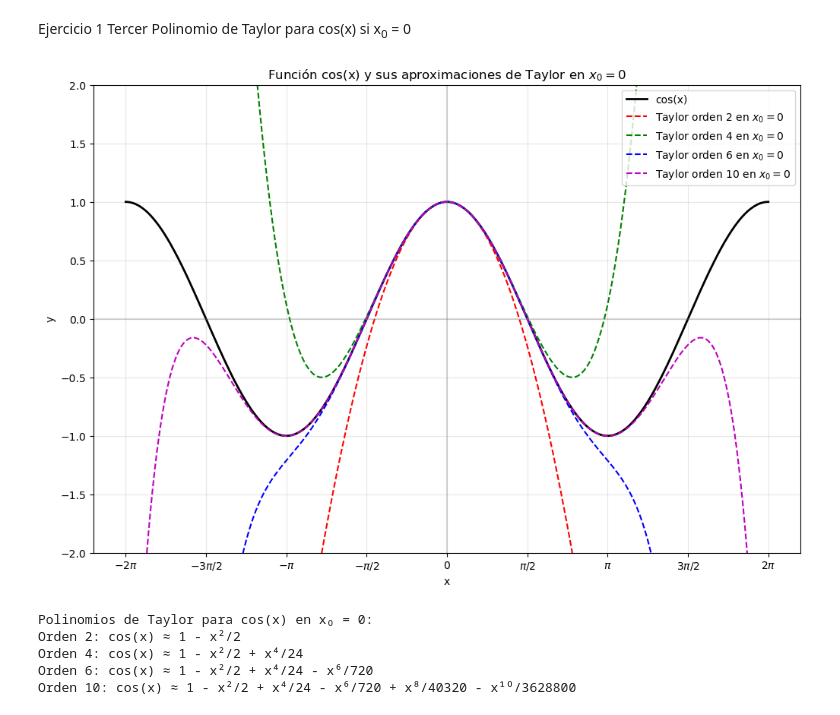
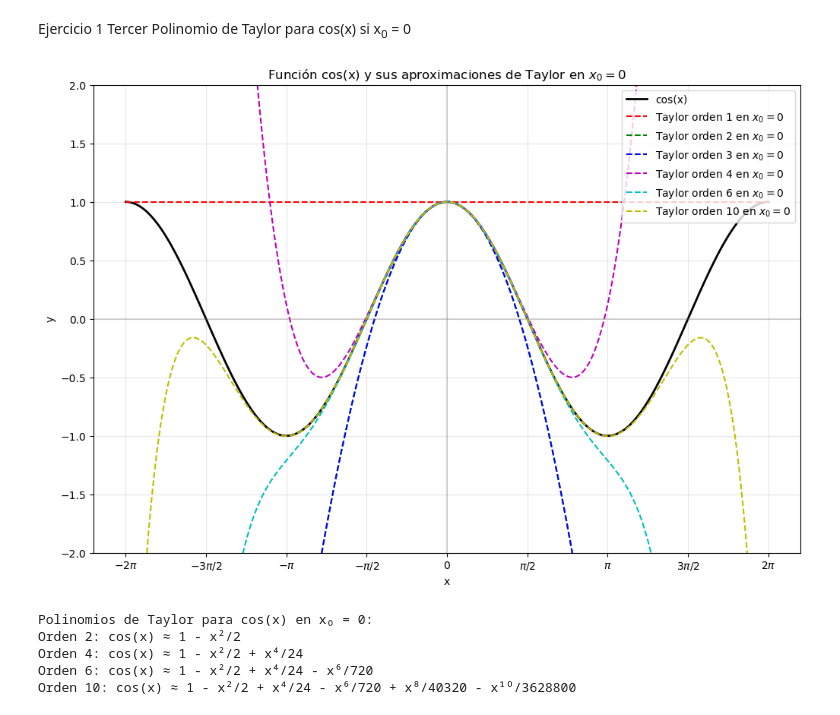
Before and after one commit to Harry-GNS/Taller-Semana-6, a Jupyter notebook: EJercicio 1 Coseno de X.ipynb, the cells around one changed output. Cells and saved outputs as stored; diff of their text form; code cells hidden in the pictures.

```diff
--- a/EJercicio 1 Coseno de X.ipynb
+++ b/EJercicio 1 Coseno de X.ipynb
@@ -34,42 +34,42 @@ plt.figure(figsize=(12, 8))
 plt.plot(x, original_function(x), 'k-', label='cos(x)', linewidth=2)
 
 # Graficar los polinomios de Taylor de diferentes órdenes
-orders = [2, 4, 6, 10, 12, 14, 15]
-colors = ['r', 'g', 'b', 'm', 'c', 'y', 'orange']
+orders = [1, 2, 3, 4, 6, 10]
+colors = ['r', 'g', 'b', 'm', 'c', 'y']
 
 for i, order in enumerate(orders):
     taylor_approx = taylor_cos(x, order)
-    plt.plot(x, taylor_approx, f'{colors[i % len(colors)]}--',
+    plt.plot(x, taylor_approx, f'{colors[i]}--',
              label=f'Taylor orden {order} en $x_0=0$')
 
 # Configurar la gráfica
 plt.axhline(y=0, color='gray', linestyle='-', alpha=0.3)
 plt.axvline(x=0, color='gray', linestyle='-', alpha=0.3)
 plt.grid(True, alpha=0.3)
 plt.legend(loc='upper right')
 plt.title('Función cos(x) y sus aproximaciones de Taylor en $x_0=0$')
 plt.xlabel('x')
 plt.ylabel('y')
 
 # Limitar el rango del eje y para mejor visualización
 plt.ylim(-2, 2)
 
 # Añadir marcas para múltiplos de π en el eje x
 ticks = np.arange(-2*np.pi, 2*np.pi + 0.1, np.pi/2)
 labels = [r'$-2\pi$', r'$-3\pi/2$', r'$-\pi$', r'$-\pi/2$', r'$0$',
           r'$\pi/2$', r'$\pi$', r'$3\pi/2$', r'$2\pi$']
 plt.xticks(ticks, labels)
 
 plt.show()
 
 # Mostrar las fórmulas de los primeros polinomios de Taylor
 print("Polinomios de Taylor para cos(x) en x₀ = 0:")
 print("Orden 2: cos(x) ≈ 1 - x²/2")
 print("Orden 4: cos(x) ≈ 1 - x²/2 + x⁴/24")
 print("Orden 6: cos(x) ≈ 1 - x²/2 + x⁴/24 - x⁶/720")
 print("Orden 10: cos(x) ≈ 1 - x²/2 + x⁴/24 - x⁶/720 + x⁸/40320 - x¹⁰/3628800")
 # %% [output]
-[figure, old version]
+[figure, new version]
 Polinomios de Taylor para cos(x) en x₀ = 0:
 Orden 2: cos(x) ≈ 1 - x²/2
 Orden 4: cos(x) ≈ 1 - x²/2 + x⁴/24
```
